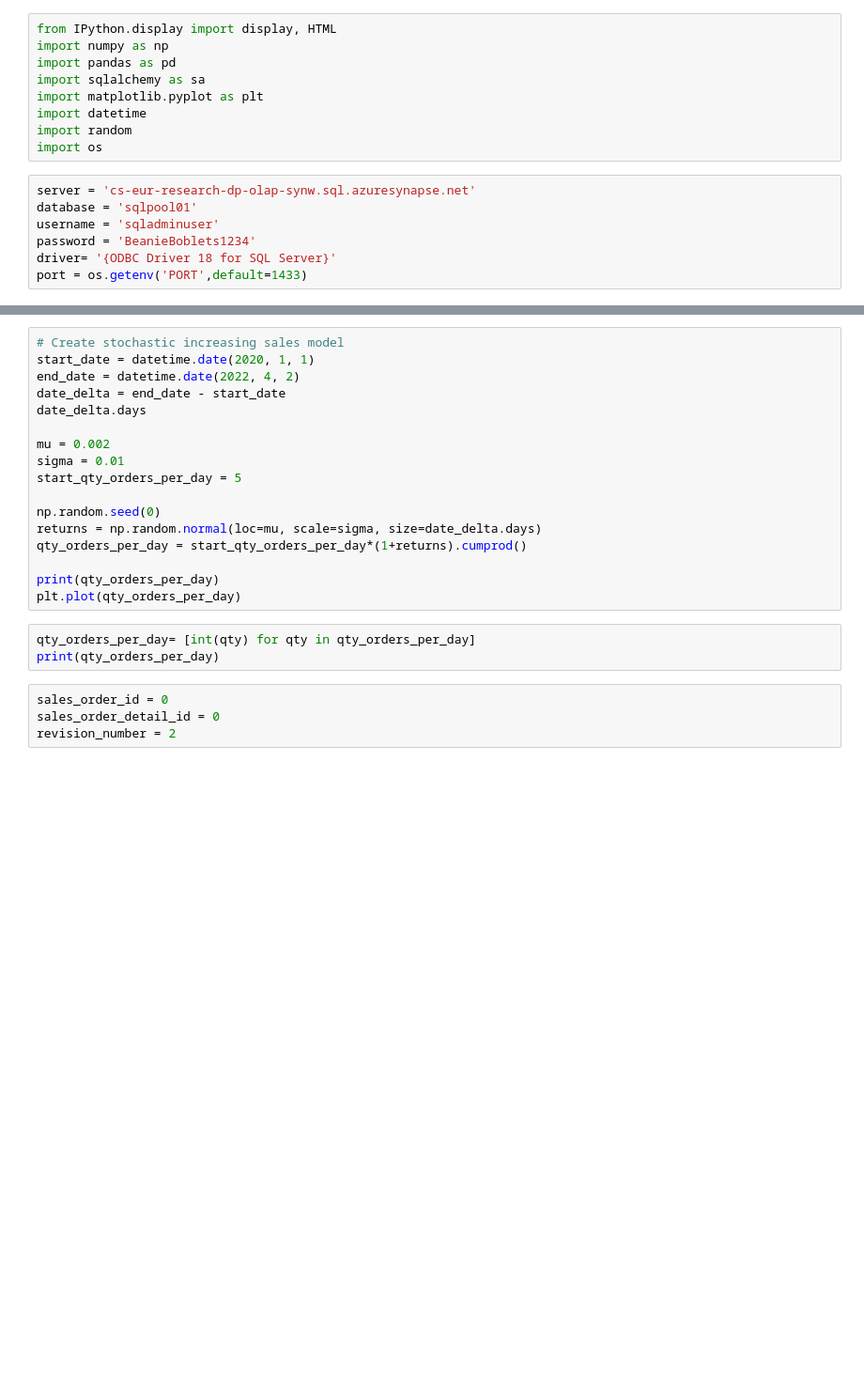
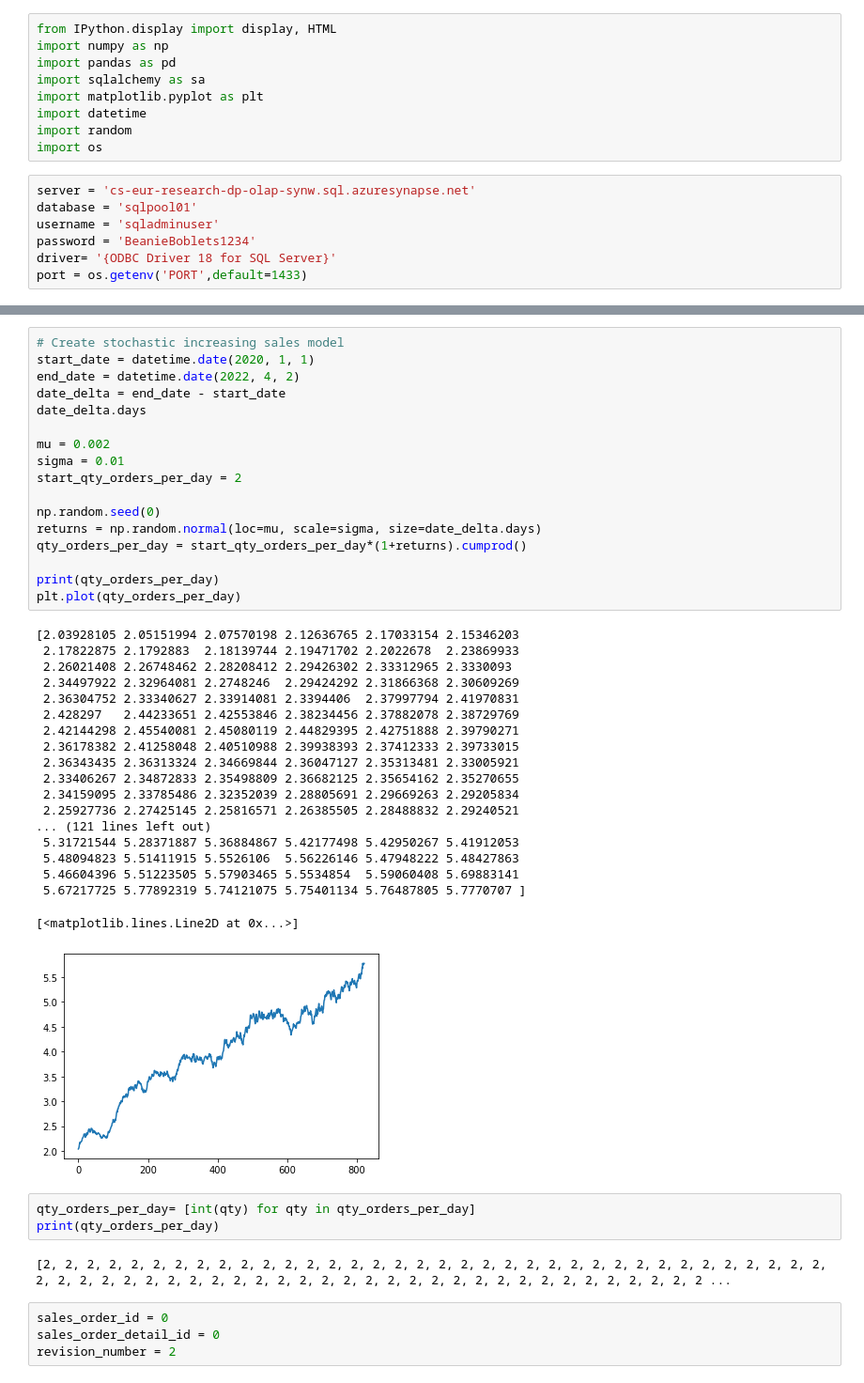
Before and after one commit to corticalstack/azure-data-platform-demo, a Jupyter notebook: adventureworks_sales_enlarge.ipynb, the cells around one changed output, grey strips where cells are left out. Shown at 94% size. Saved outputs shown, nothing was run; the diff lists cells and outputs as text; blank space fills up the shorter version.

```diff
--- a/adventureworks_sales_enlarge.ipynb
+++ b/adventureworks_sales_enlarge.ipynb
@@ -61,23 +129,45 @@ display(df_products)
 # %%
 # Create stochastic increasing sales model
 start_date = datetime.date(2020, 1, 1)
 end_date = datetime.date(2022, 4, 2)
 date_delta = end_date - start_date
 date_delta.days
 
 mu = 0.002
 sigma = 0.01
-start_qty_orders_per_day = 5
+start_qty_orders_per_day = 2
 
 np.random.seed(0)
 returns = np.random.normal(loc=mu, scale=sigma, size=date_delta.days)
 qty_orders_per_day = start_qty_orders_per_day*(1+returns).cumprod()
 
 print(qty_orders_per_day)
 plt.plot(qty_orders_per_day)
+# %% [output]
+[2.03928105 2.05151994 2.07570198 2.12636765 2.17033154 2.15346203
+ 2.17822875 2.1792883  2.18139744 2.19471702 2.2022678  2.23869933
+ 2.26021408 2.26748462 2.28208412 2.29426302 2.33312965 2.3330093
+ 2.34497922 2.32964081 2.2748246  2.29424292 2.31866368 2.30609269
+ 2.36304752 2.33340627 2.33914081 2.3394406  2.37997794 2.41970831
+ 2.428297   2.44233651 2.42553846 2.38234456 2.37882078 2.38729769
+ 2.42144298 2.45540081 2.45080119 2.44829395 2.42751888 2.39790271
+ 2.36178382 2.41258048 2.40510988 2.39938393 2.37412333 2.39733015
+ 2.36343435 2.36313324 2.34669844 2.36047127 2.35313481 2.33005921
+ 2.33406267 2.34872833 2.35498809 2.36682125 2.35654162 2.35270655
+ 2.34159095 2.33785486 2.32352039 2.28805691 2.29669263 2.29205834
+ 2.25927736 2.27425145 2.25816571 2.26385505 2.28488832 2.29240521
+... (121 lines left out)
+ 5.31721544 5.28371887 5.36884867 5.42177498 5.42950267 5.41912053
+ 5.48094823 5.51411915 5.5526106  5.56226146 5.47948222 5.48427863
+ 5.46604396 5.51223505 5.57903465 5.5534854  5.59060408 5.69883141
+ 5.67217725 5.77892319 5.74121075 5.75401134 5.76487805 5.7770707 ]
+[<matplotlib.lines.Line2D at 0x...>]
+[figure, added]
 # %%
 qty_orders_per_day= [int(qty) for qty in qty_orders_per_day]
 print(qty_orders_per_day)
+# %% [output]
+[2, 2, 2, 2, 2, 2, 2, 2, 2, 2, 2, 2, 2, 2, 2, 2, 2, 2, 2, 2, 2, 2, 2, 2, 2, 2, 2, 2, 2, 2, 2, 2, 2, 2, 2, 2, 2, 2, 2, 2, 2, 2, 2, 2, 2, 2, 2, 2, 2, 2, 2, 2, 2, 2, 2, 2, 2, 2, 2, 2, 2, 2, 2, 2, 2, 2, 2 ...
 # %%
 sales_order_id = 0
 sales_order_detail_id = 0
```
Also changed, not shown: parts of 17 cells of this notebook.
